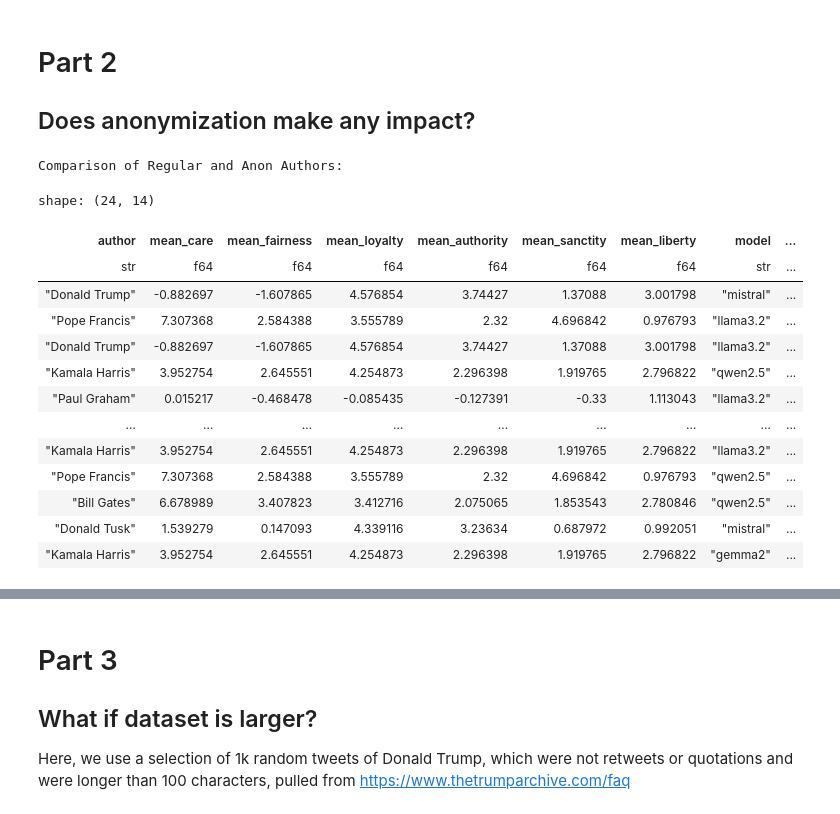
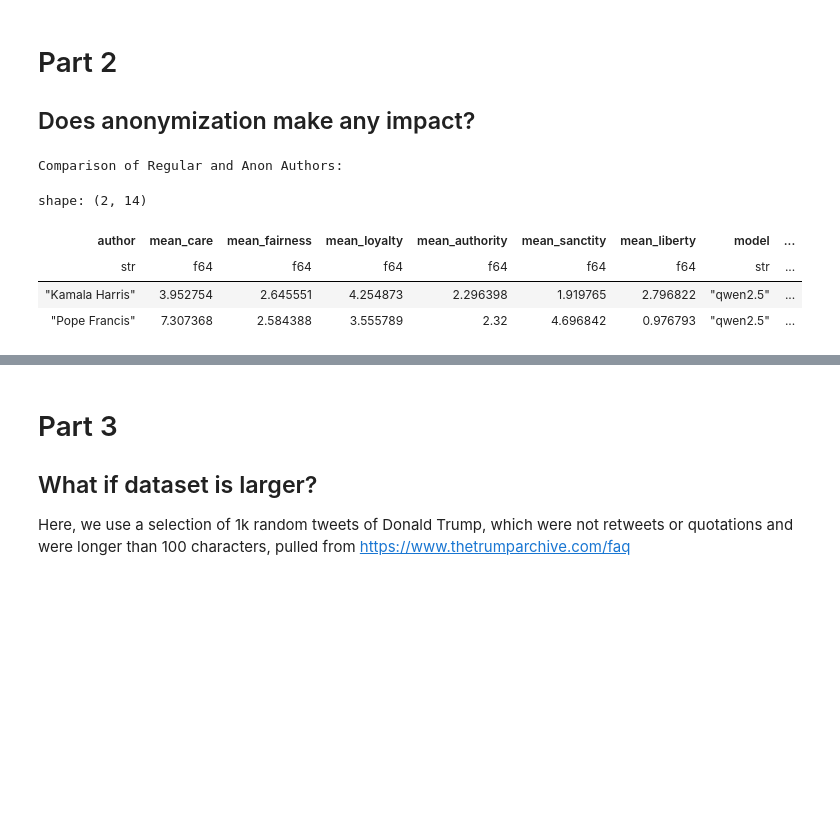
Before and after one commit to pmaciolek/mftl, a Jupyter notebook: results-summary.ipynb, the cells around one changed output, grey strips where cells are left out. Drawn from its saved outputs; the diff is of its cells as text; code cells hidden in the pictures; blank space fills up the shorter version.

```diff
--- a/results-summary.ipynb
+++ b/results-summary.ipynb
@@ -174,46 +208,37 @@ regular_means = (
     .agg([
         pl.col("care").mean().alias("mean_care"),
         pl.col("fairness").mean().alias("mean_fairness"),
         pl.col("loyalty").mean().alias("mean_loyalty"),
         pl.col("authority").mean().alias("mean_authority"),
         pl.col("sanctity").mean().alias("mean_sanctity"),
         pl.col("liberty").mean().alias("mean_liberty")
     ])
 )
 
 anon_means = (
     anon_authors.group_by(pl.col("author").str.replace("-anon", ""),pl.col("model")).agg([
         pl.col("care").mean().alias("mean_care"),
         pl.col("fairness").mean().alias("mean_fairness"),
         pl.col("loyalty").mean().alias("mean_loyalty"),
         pl.col("authority").mean().alias("mean_authority"),
         pl.col("sanctity").mean().alias("mean_sanctity"),
         pl.col("liberty").mean().alias("mean_liberty")
     ])
 )
 
 # Step 3: Merge results for comparison
 comparison_df = regular_means.join(anon_means, on="author", suffix="_anon")
 
 # Display comparison results
 print("\nComparison of Regular and Anon Authors:")
-comparison_df
+comparison_df.head(2)
 # %% [output]
 Comparison of Regular and Anon Authors:
-shape: (24, 14)
+shape: (2, 14)
 | author | mean_care | mean_fairness | mean_loyalty | mean_authority | mean_sanctity | mean_liberty | model | ... |
 | str | f64 | f64 | f64 | f64 | f64 | f64 | str | ... |
-| "Donald Trump" | -0.882697 | -1.607865 | 4.576854 | 3.74427 | 1.37088 | 3.001798 | "mistral" | ... |
-| "Pope Francis" | 7.307368 | 2.584388 | 3.555789 | 2.32 | 4.696842 | 0.976793 | "llama3.2" | ... |
-| "Donald Trump" | -0.882697 | -1.607865 | 4.576854 | 3.74427 | 1.37088 | 3.001798 | "llama3.2" | ... |
 | "Kamala Harris" | 3.952754 | 2.645551 | 4.254873 | 2.296398 | 1.919765 | 2.796822 | "qwen2.5" | ... |
-| "Paul Graham" | 0.015217 | -0.468478 | -0.085435 | -0.127391 | -0.33 | 1.113043 | "llama3.2" | ... |
-| … | … | … | … | … | … | … | … | ... |
-| "Kamala Harris" | 3.952754 | 2.645551 | 4.254873 | 2.296398 | 1.919765 | 2.796822 | "llama3.2" | ... |
 | "Pope Francis" | 7.307368 | 2.584388 | 3.555789 | 2.32 | 4.696842 | 0.976793 | "qwen2.5" | ... |
-| "Bill Gates" | 6.678989 | 3.407823 | 3.412716 | 2.075065 | 1.853543 | 2.780846 | "qwen2.5" | ... |
-| "Donald Tusk" | 1.539279 | 0.147093 | 4.339116 | 3.23634 | 0.687972 | 0.992051 | "mistral" | ... |
-| "Kamala Harris" | 3.952754 | 2.645551 | 4.254873 | 2.296398 | 1.919765 | 2.796822 | "gemma2" | ... |
 # %%
 import matplotlib.pyplot as plt
 import seaborn as sns
```
Also changed, not shown: parts of 6 cells of this notebook.
